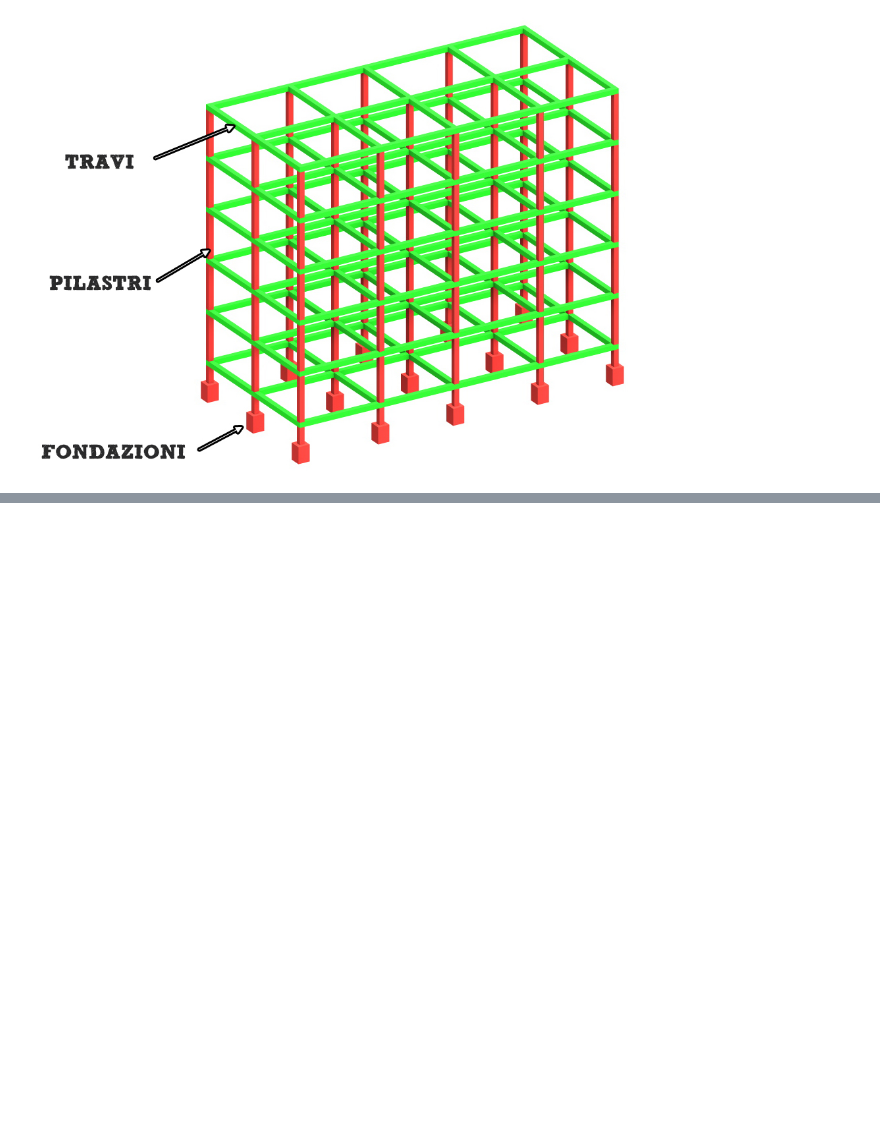
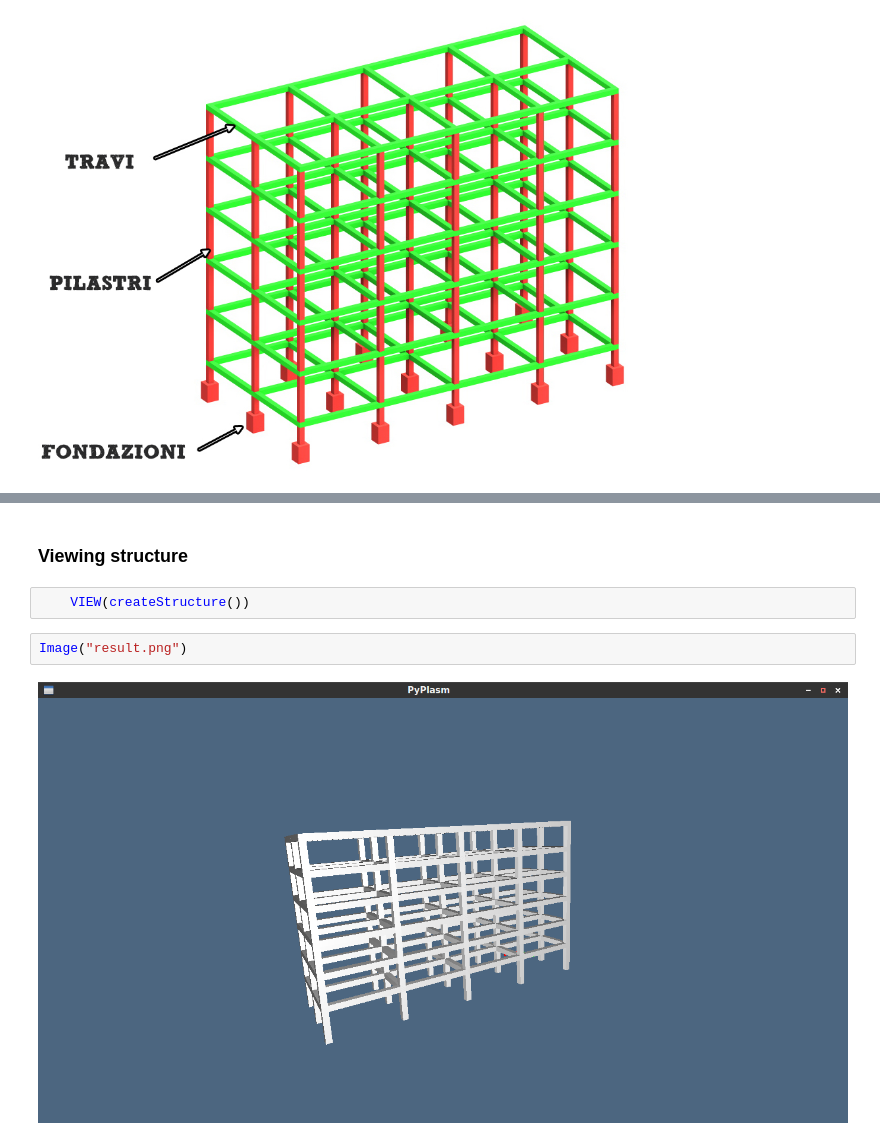
Before and after one commit to MassimoMazzei/ggpl, a Jupyter notebook: 2016-10-21/Notebook Workshop 2.ipynb, the cells around one changed output, grey strips where cells are left out. Cells and saved outputs as stored; diff of their text form; blank space fills up the shorter version.

```diff
--- a/2016-10-21/Notebook Workshop 2.ipynb
+++ b/2016-10-21/Notebook Workshop 2.ipynb
@@ -27,0 +126,8 @@ ggpl_bone_structure("frame_data_451631.csv")
+# %% [markdown]
+### Viewing structure
+# %%
+	VIEW(createStructure())
+# %%
+Image("result.png")
+# %% [output]
+[figure, added]
```
Also changed, not shown: parts of 10 cells of this notebook, 6 other files.
